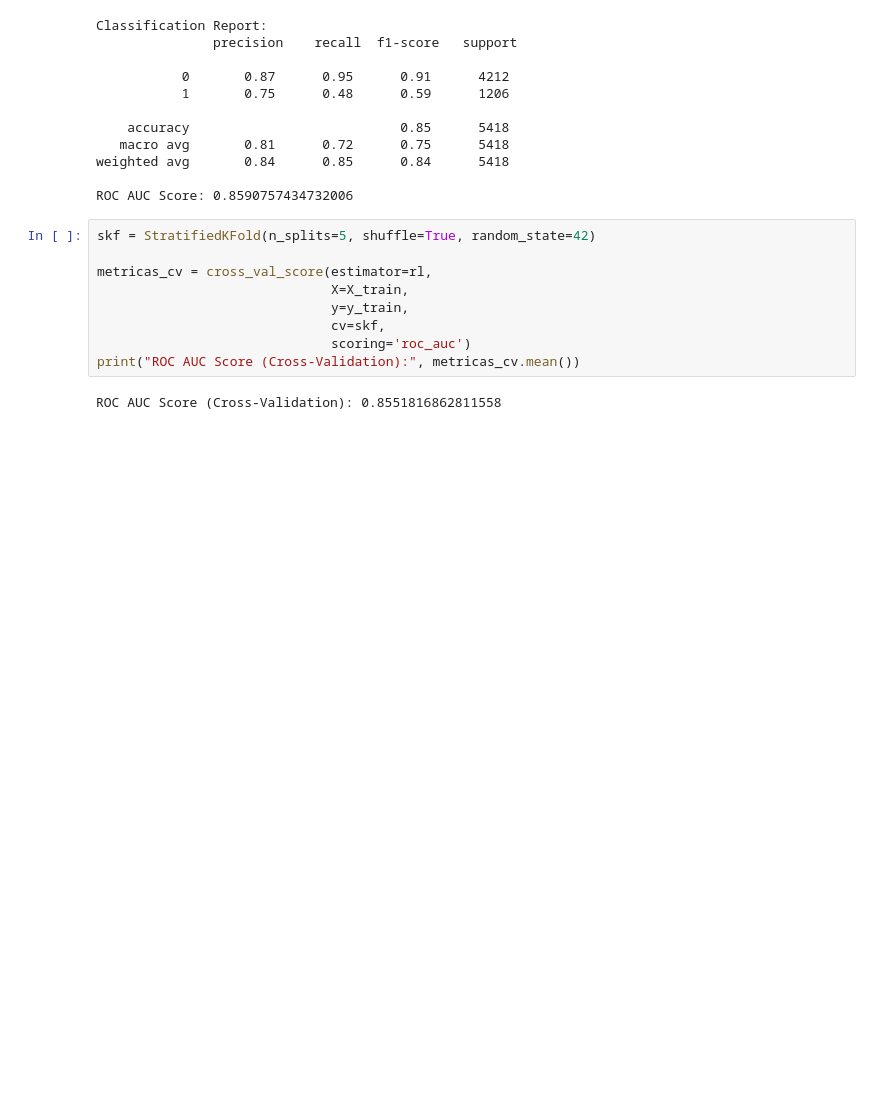
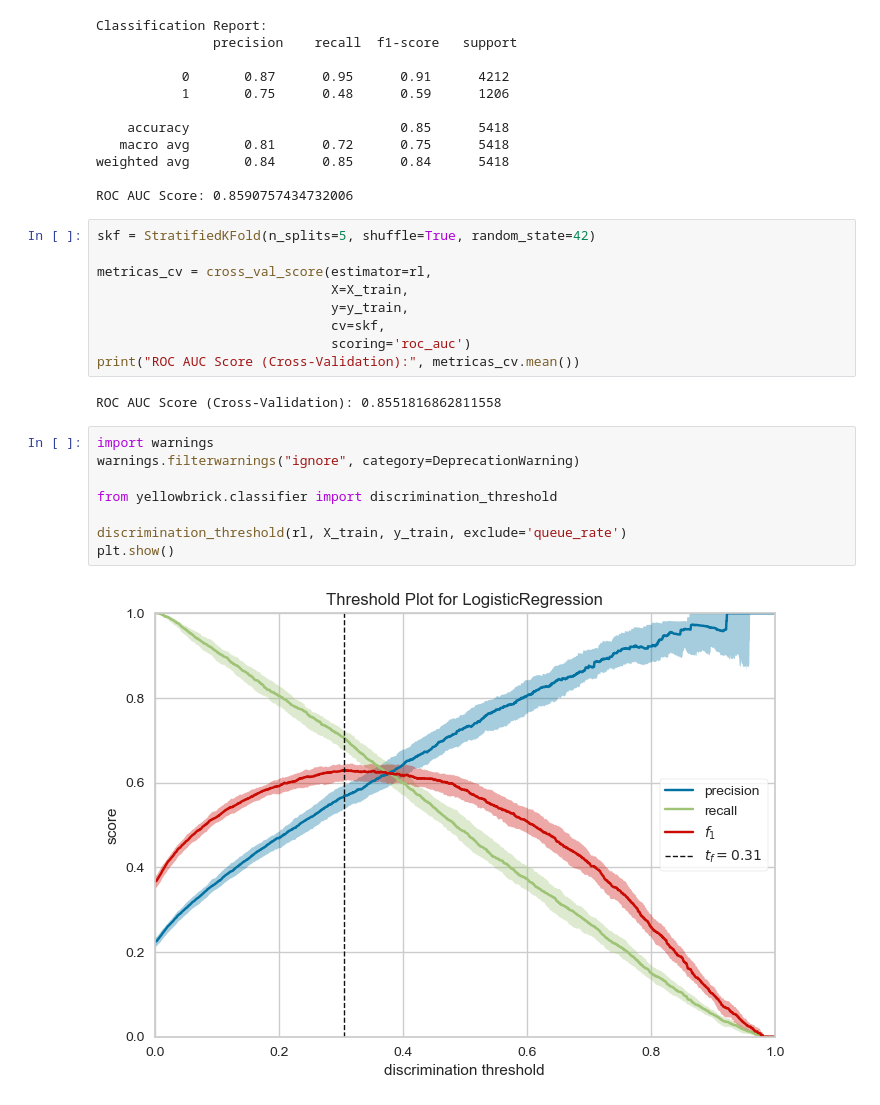
Before and after one commit to ValentinIA/prediccion-riesgo-credito, a Jupyter notebook: notebooks/05_Regresion_Logistica.ipynb, the cells around one changed output. Drawn from its saved outputs; the diff is of its cells as text; blank space fills up the shorter version.

```diff
--- a/notebooks/05_Regresion_Logistica.ipynb
+++ b/notebooks/05_Regresion_Logistica.ipynb
@@ -52,3 +52,13 @@ metricas_cv = cross_val_score(estimator=rl,
 print("ROC AUC Score (Cross-Validation):", metricas_cv.mean())
 # %% [output]
 ROC AUC Score (Cross-Validation): 0.8551816862811558
+# %%
+import warnings
+warnings.filterwarnings("ignore", category=DeprecationWarning)
+
+from yellowbrick.classifier import discrimination_threshold
+
+discrimination_threshold(rl, X_train, y_train, exclude='queue_rate')
+plt.show()
+# %% [output]
+[figure, added]
```
Also changed, not shown: 9 other files.
